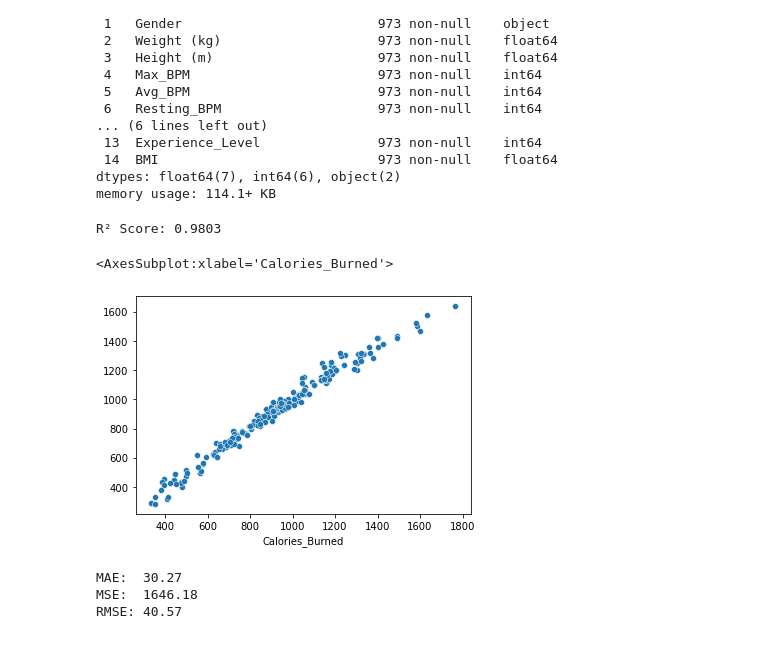
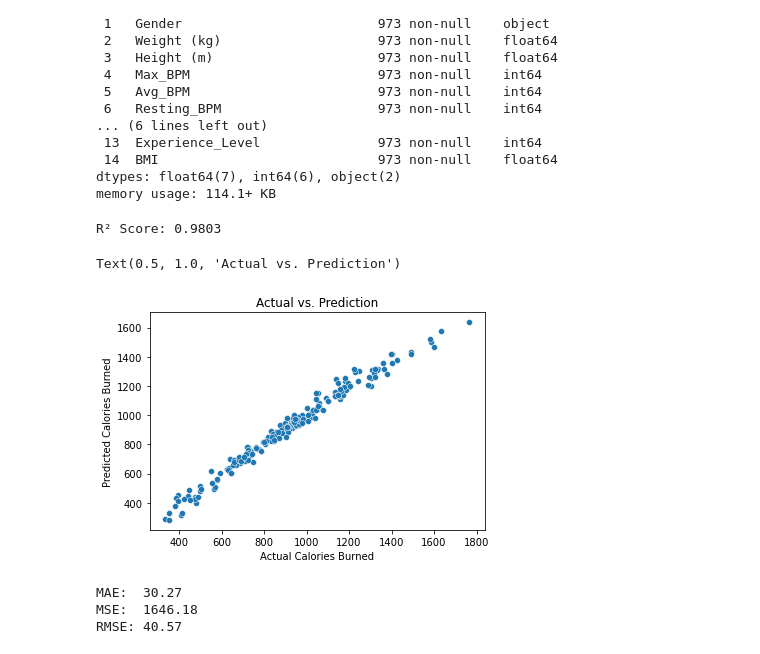
Before and after one commit to Noah-Prowell/gym_calories_proj, a Jupyter notebook: feature_engineering.ipynb, the cells around one changed output. Cells and saved outputs as stored; diff of their text form; code cells hidden in the pictures.

```diff
--- a/feature_engineering.ipynb
+++ b/feature_engineering.ipynb
@@ -77,12 +75,14 @@ y_pred = model_pipeline.predict(X_test)
 # %%
 r2 = r2_score(y_test, y_pred)
 print(f'R² Score: {r2:.4f}')
 
-sns.scatterplot(y_test,y_pred)
+ax = sns.scatterplot(y_test,y_pred)
+ax.set(xlabel = "Actual Calories Burned", ylabel = "Predicted Calories Burned")
+plt.title("Actual vs. Prediction")
 # %% [output]
 R² Score: 0.9803
-<AxesSubplot:xlabel='Calories_Burned'>
+Text(0.5, 1.0, 'Actual vs. Prediction')
-[figure, old version]
+[figure, new version]
 # %%
 mae = mean_absolute_error(y_test, y_pred)
 mse = mean_squared_error(y_test, y_pred)
```
Also changed, not shown: parts of 3 cells of this notebook, 11 other files.
